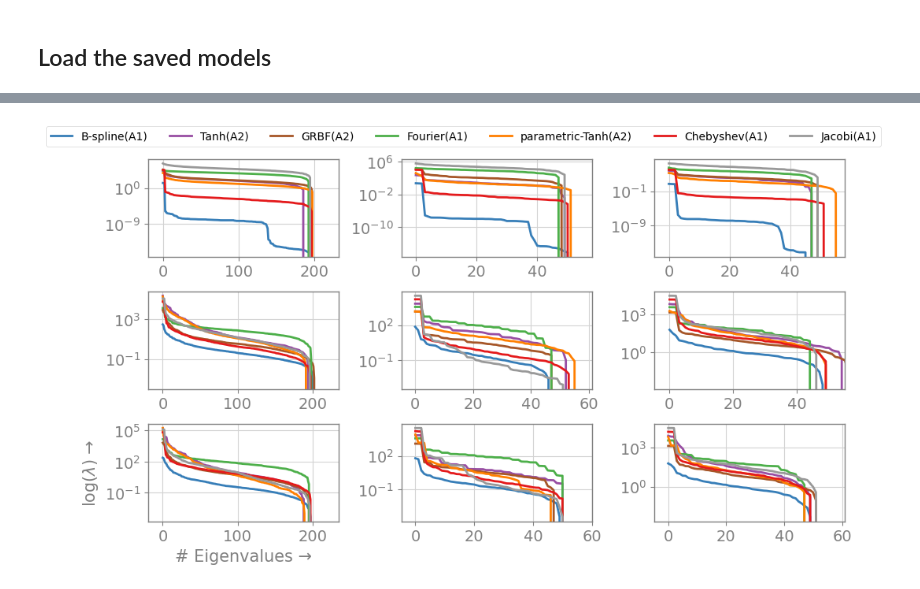
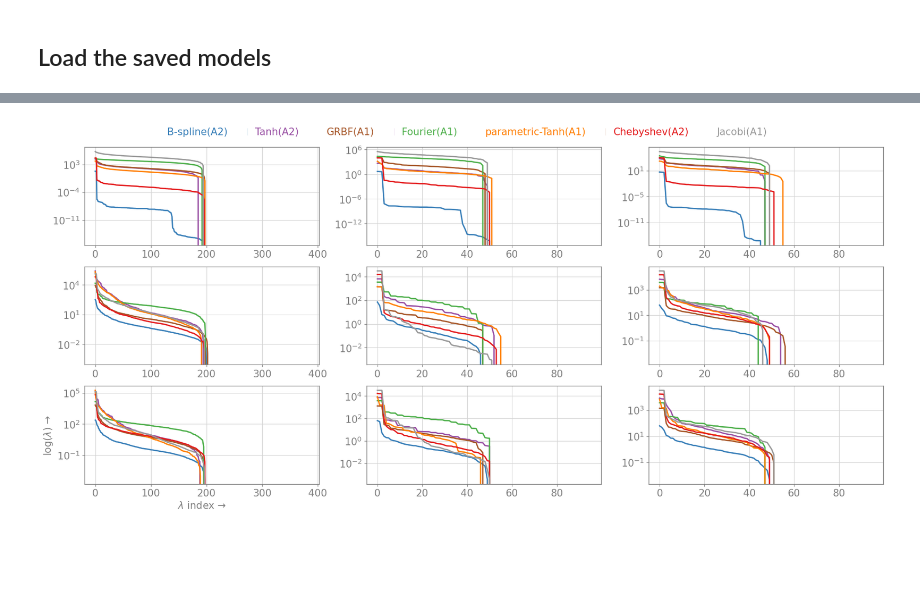
Before and after one commit to afrah/pinn_learnable_activation, a Jupyter notebook: src/notebook/cavity_ntk_eigenvalues.ipynb, the cells around one changed output, grey strips where cells are left out. Drawn from its saved outputs; the diff is of its cells as text; code cells hidden in the pictures; blank space fills up the shorter version.

```diff
--- a/src/notebook/cavity_ntk_eigenvalues.ipynb
+++ b/src/notebook/cavity_ntk_eigenvalues.ipynb
@@ -124,4 +127,5 @@ INFO:src.utils.logger:result/cavity/2025-06-02_18-11-21-183812
 # %%
+fontsize = 18
 min_length = min(len(trace_jacobian_bc_log_dic[k]) for k in trace_jacobian_bc_log_dic)
 time_iterations = [0, min_length // 2, min_length - 1]
 
@@ -135,10 +139,10 @@ rows = len(time_iterations)
 cols = len(dict_list)
 
 fig, ax = plt.subplots(rows, cols)
-fig.set_size_inches([10, 5.5])
+fig.set_size_inches([18, 8])
 
-lines = []
-labels = []
+legend_labels = []
+legend_colors = []
 
 for row, time_iteration in enumerate(time_iterations):
     for col, dict_ in enumerate(dict_list):
@@ -146,7 +150,7 @@ for row, time_iteration in enumerate(time_iterations):
             {
                 "data": dict_["bspline"][time_iteration],
                 "color": model_color["bspline"],
-                "name": "B-spline(A1)",
+                "name": "B-spline(A2)",
                 "alpha": 1.0,
             },
             {
@@ -158,7 +162,7 @@ for row, time_iteration in enumerate(time_iterations):
             {
                 "data": dict_["grbf"][time_iteration],
                 "color": model_color["grbf"],
-                "name": "GRBF(A2)",
+                "name": "GRBF(A1)",
                 "alpha": 1.0,
             },
             {
@@ -168,39 +172,54 @@ for row, time_iteration in enumerate(time_iterations):
                 "alpha": 1.0,
             },
             {
                 "data": dict_["param_tanh"][time_iteration],
                 "color": model_color["param_tanh"],
-                "name": "parametric-Tanh(A2)",
+                "name": "parametric-Tanh(A1)",
                 "alpha": 1.0,
             },
             {
                 "data": dict_["chebyshev"][time_iteration],
                 "color": model_color["chebyshev"],
-                "name": "Chebyshev(A1)",
+                "name": "Chebyshev(A2)",
                 "alpha": 1.0,
             },
             {
                 "data": dict_["jacobi"][time_iteration],
                 "color": model_color["jacobi"],
                 "name": "Jacobi(A1)",
                 "alpha": 1.0,
             },
         ]
 
-        plot_ntk_eigenvalues(ax[row, col], data_list , row=row, col=col)
+        plot_ntk_eigenvalues(
+            ax[row, col], data_list, row=row, col=col, fontsize=fontsize
+        )
+
+legend_labels = []
+legend_colors = []
 
 for line in ax[-1, -1].get_lines():
-    lines.append(line)
-    labels.append(line.get_label())
+    legend_labels.append(line.get_label())
+    legend_colors.append(line.get_color())
 
 save_path = os.path.join(logger.get_output_dir(), "ntk_eigenvalues_cavity.png")
 
 legend = fig.legend(
-    lines, labels, loc="upper center", bbox_to_anchor=(0.5, 1.05), ncol=7
+    legend_labels,
+    loc="upper center",
+    bbox_to_anchor=(0.5, 1.05),
+    ncol=7,
+    prop={"size": fontsize},
+    handlelength=0,
 )
-legend.get_frame().set_facecolor("white")
+
+for text, color in zip(legend.get_texts(), legend_colors):
+    text.set_color(color)
+
+legend.get_frame().set_linewidth(0)
+legend.get_frame().set_facecolor("none")
 
 plt.tight_layout()
-plt.savefig(save_path)
+plt.savefig(save_path, bbox_extra_artists=(legend,), bbox_inches="tight")
 # %% [output]
-[figure, old version]
+[figure, new version]
```
Also changed, not shown: parts of 2 cells of this notebook, 29 other files.
